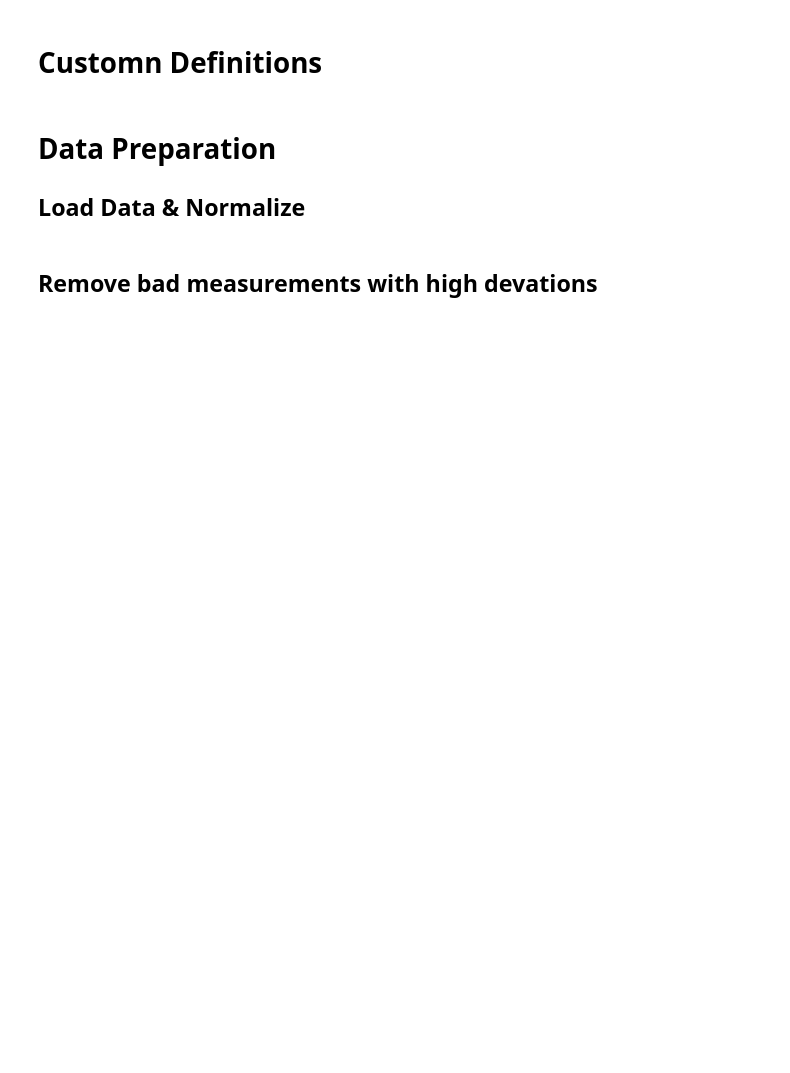
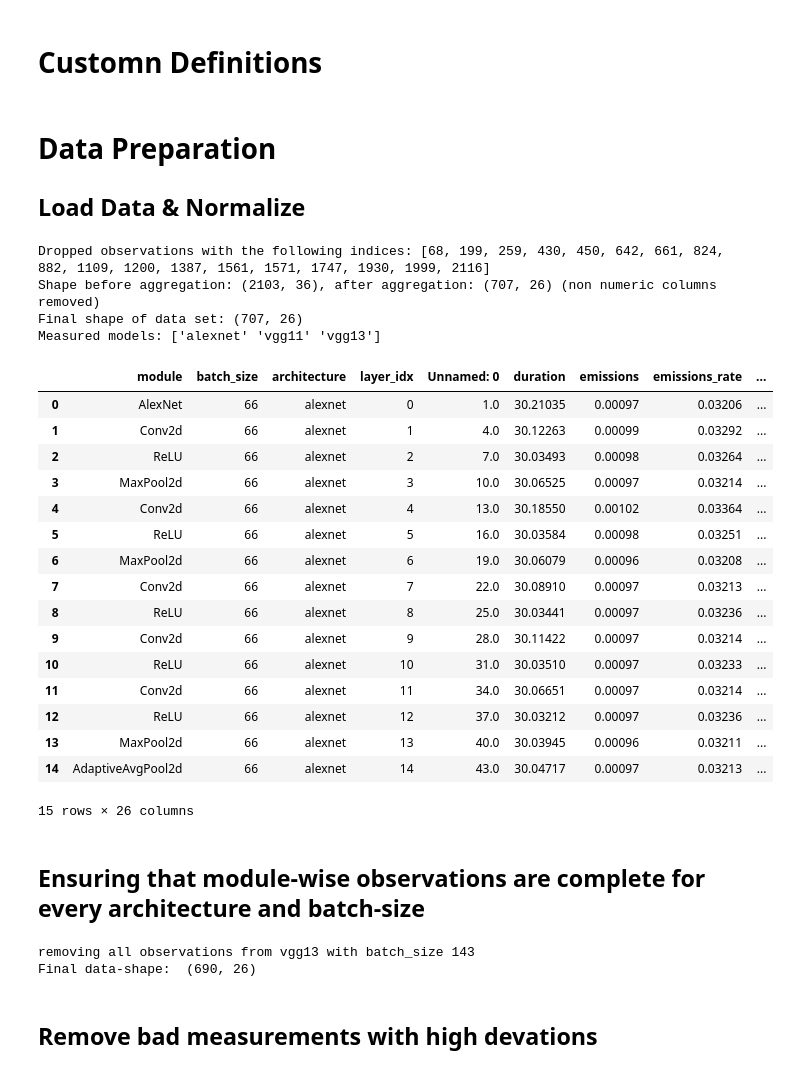
Before and after one commit to JohannesGetzner/dl-energy-estimator, a Jupyter notebook: estimator/architecture-estimates.ipynb, the cells around one changed output. Cells and saved outputs as stored; diff of their text form; code cells hidden in the pictures; blank space fills up the shorter version.

Commit message:
adjusted architecture-estimates.ipynb notebook for new dataset and fixed error in run_estimation.py

```diff
--- a/estimator/architecture-estimates.ipynb
+++ b/estimator/architecture-estimates.ipynb
@@ -32,11 +34,48 @@ architectures_dict = {
 ## Load Data & Normalize
 # %%
 # load
-df_unnormalized = pd.read_csv('../data/architectures-energies-parsed.csv')
+df_unnormalized = pd.read_csv('../data/architectures-energies-2-parsed.csv')
 # normalize
-df = preprocess_and_normalize_energy_data(df_unnormalized,['module','batch_size','architecture','layer_idx'], aggregate=True, verbose=True)
+df = preprocess_and_normalize_energy_data(df_unnormalized,['module','batch_size','architecture','layer_idx'], aggregate=True, verbose=True, num_repeat_config=3, slurm_log_info=('../data/slurm-7520393.out','architectures'))
 print("Measured models:", df.architecture.unique())
 df.head(n=15)
+# %% [output]
+Dropped observations with the following indices: [68, 199, 259, 430, 450, 642, 661, 824, 882, 1109, 1200, 1387, 1561, 1571, 1747, 1930, 1999, 2116]
+Shape before aggregation: (2103, 36), after aggregation: (707, 26) (non numeric columns removed)
+Final shape of data set: (707, 26)
+Measured models: ['alexnet' 'vgg11' 'vgg13']
+|  | module | batch_size | architecture | layer_idx | Unnamed: 0 | duration | emissions | emissions_rate | ... |
+| 0 | AlexNet | 66 | alexnet | 0 | 1.0 | 30.21035 | 0.00097 | 0.03206 | ... |
+| 1 | Conv2d | 66 | alexnet | 1 | 4.0 | 30.12263 | 0.00099 | 0.03292 | ... |
+| 2 | ReLU | 66 | alexnet | 2 | 7.0 | 30.03493 | 0.00098 | 0.03264 | ... |
+| 3 | MaxPool2d | 66 | alexnet | 3 | 10.0 | 30.06525 | 0.00097 | 0.03214 | ... |
+| 4 | Conv2d | 66 | alexnet | 4 | 13.0 | 30.18550 | 0.00102 | 0.03364 | ... |
+| 5 | ReLU | 66 | alexnet | 5 | 16.0 | 30.03584 | 0.00098 | 0.03251 | ... |
+| 6 | MaxPool2d | 66 | alexnet | 6 | 19.0 | 30.06079 | 0.00096 | 0.03208 | ... |
+| 7 | Conv2d | 66 | alexnet | 7 | 22.0 | 30.08910 | 0.00097 | 0.03213 | ... |
+| 8 | ReLU | 66 | alexnet | 8 | 25.0 | 30.03441 | 0.00097 | 0.03236 | ... |
+| 9 | Conv2d | 66 | alexnet | 9 | 28.0 | 30.11422 | 0.00097 | 0.03214 | ... |
+| 10 | ReLU | 66 | alexnet | 10 | 31.0 | 30.03510 | 0.00097 | 0.03233 | ... |
+| 11 | Conv2d | 66 | alexnet | 11 | 34.0 | 30.06651 | 0.00097 | 0.03214 | ... |
+| 12 | ReLU | 66 | alexnet | 12 | 37.0 | 30.03212 | 0.00097 | 0.03236 | ... |
+| 13 | MaxPool2d | 66 | alexnet | 13 | 40.0 | 30.03945 | 0.00096 | 0.03211 | ... |
+| 14 | AdaptiveAvgPool2d | 66 | alexnet | 14 | 43.0 | 30.04717 | 0.00097 | 0.03213 | ... |
+15 rows × 26 columns
+# %% [markdown]
+## Ensuring that module-wise observations are complete for every architecture and batch-size
+# %%
+for a in df.architecture.unique():
+    sub = df.loc[df.architecture == a]
+    num_modules_a = len(get_modules_from_architecture(architectures_dict[a]))
+    for b in sub.batch_size.unique():
+        sub_b = sub.loc[sub.batch_size == b]
+        if num_modules_a+1 - len(sub_b) != 0:
+            print(f"removing all observations from {a} with batch_size {b}")
+            df = df.drop(index=sub_b.index)
+print("Final data-shape: ", df.shape)
+# %% [output]
+removing all observations from vgg13 with batch_size 143
+Final data-shape:  (690, 26)
 # %% [markdown]
 ## Remove bad measurements with high devations
 # %%
```
Also changed, not shown: parts of 7 cells of this notebook, 1 other file.
